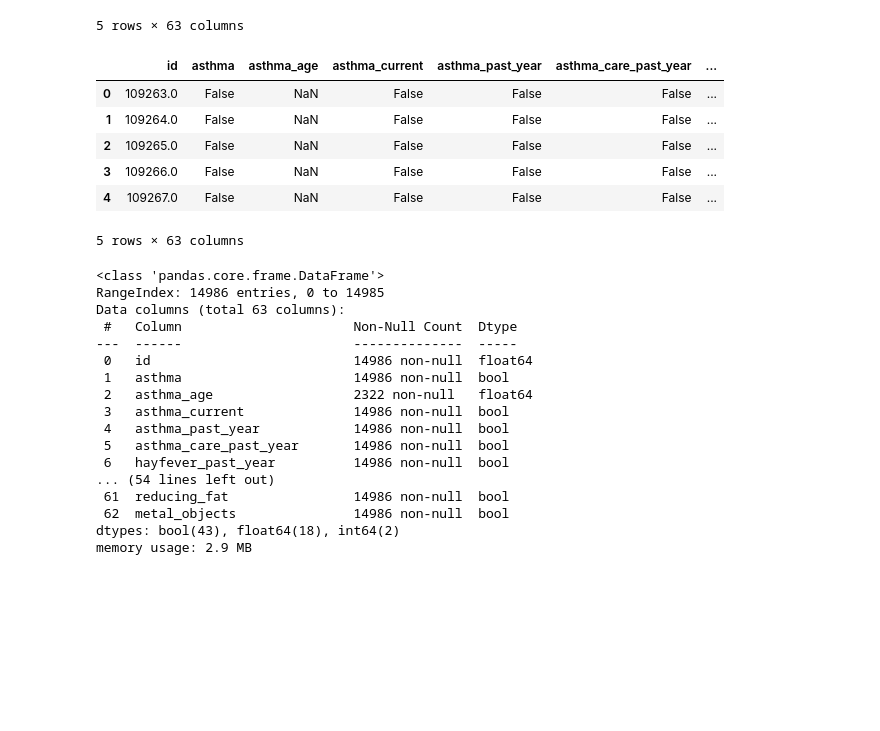
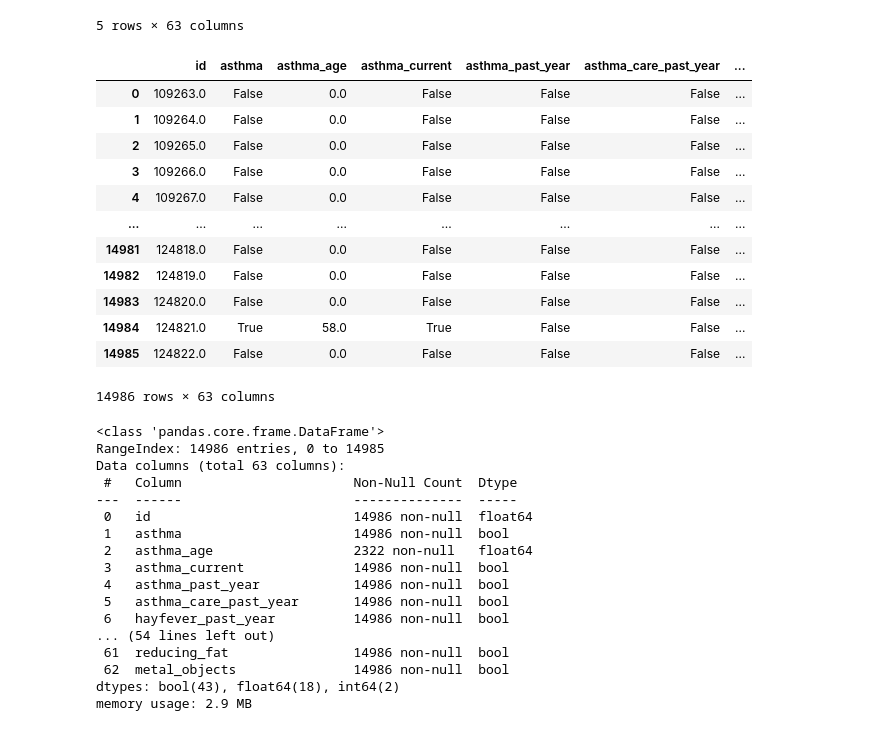
Before and after one commit to equitymarkets/HeartAttackPrediction, a Jupyter notebook: neural_network.ipynb, the cells around one changed output. Drawn from its saved outputs; the diff is of its cells as text; code cells hidden in the pictures; blank space fills up the shorter version.

```diff
--- a/neural_network.ipynb
+++ b/neural_network.ipynb
@@ -151,16 +146,22 @@ health_df['relative_asthma'] = np.where(health_df['relative_asthma']==1, True, F
 health_df['relative_diabetes'] = np.where(health_df['relative_diabetes']==1, True, False)
 health_df['relative_heart_attack'] = np.where(health_df['relative_heart_attack']==1, True, False)
 health_df['heart_attack'] = np.where(health_df['heart_attack']==1, True, False)
-# %%
-health_df.head()
-# %% [output]
-|  | id | asthma | asthma_age | asthma_current | asthma_past_year | asthma_care_past_year | ... |
-| 0 | 109263.0 | False | NaN | False | False | False | ... |
-| 1 | 109264.0 | False | NaN | False | False | False | ... |
-| 2 | 109265.0 | False | NaN | False | False | False | ... |
-| 3 | 109266.0 | False | NaN | False | False | False | ... |
-| 4 | 109267.0 | False | NaN | False | False | False | ... |
-5 rows × 63 columns
+# %%
+health_df.fillna(0)
+# %% [output]
+|  | id | asthma | asthma_age | asthma_current | asthma_past_year | asthma_care_past_year | ... |
+| 0 | 109263.0 | False | 0.0 | False | False | False | ... |
+| 1 | 109264.0 | False | 0.0 | False | False | False | ... |
+| 2 | 109265.0 | False | 0.0 | False | False | False | ... |
+| 3 | 109266.0 | False | 0.0 | False | False | False | ... |
+| 4 | 109267.0 | False | 0.0 | False | False | False | ... |
+| ... | ... | ... | ... | ... | ... | ... | ... |
+| 14981 | 124818.0 | False | 0.0 | False | False | False | ... |
+| 14982 | 124819.0 | False | 0.0 | False | False | False | ... |
+| 14983 | 124820.0 | False | 0.0 | False | False | False | ... |
+| 14984 | 124821.0 | True | 58.0 | True | False | False | ... |
+| 14985 | 124822.0 | False | 0.0 | False | False | False | ... |
+14986 rows × 63 columns
 # %%
 health_df.info()
 # %% [output]
```
Also changed, not shown: parts of 23 cells of this notebook.
